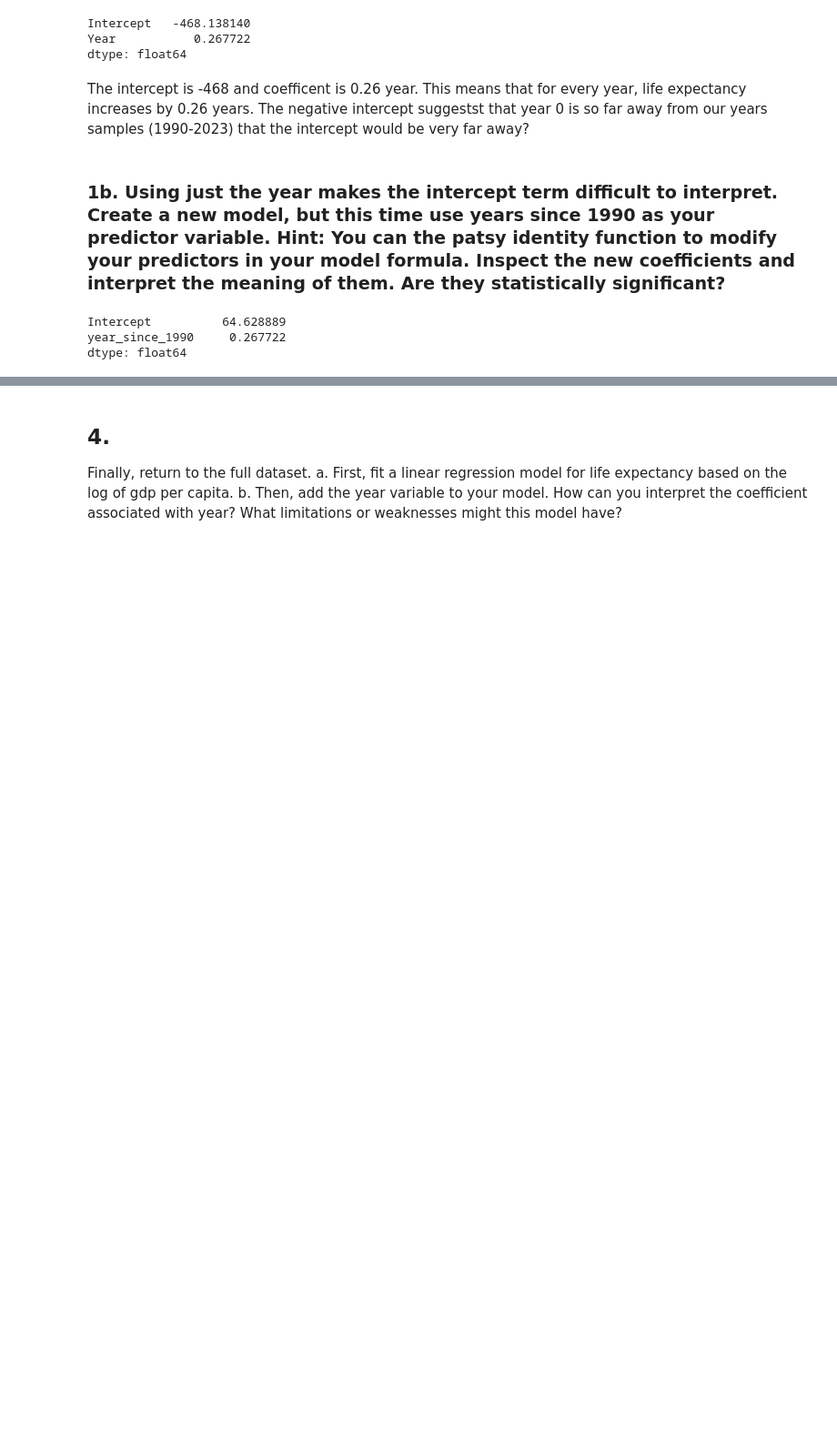
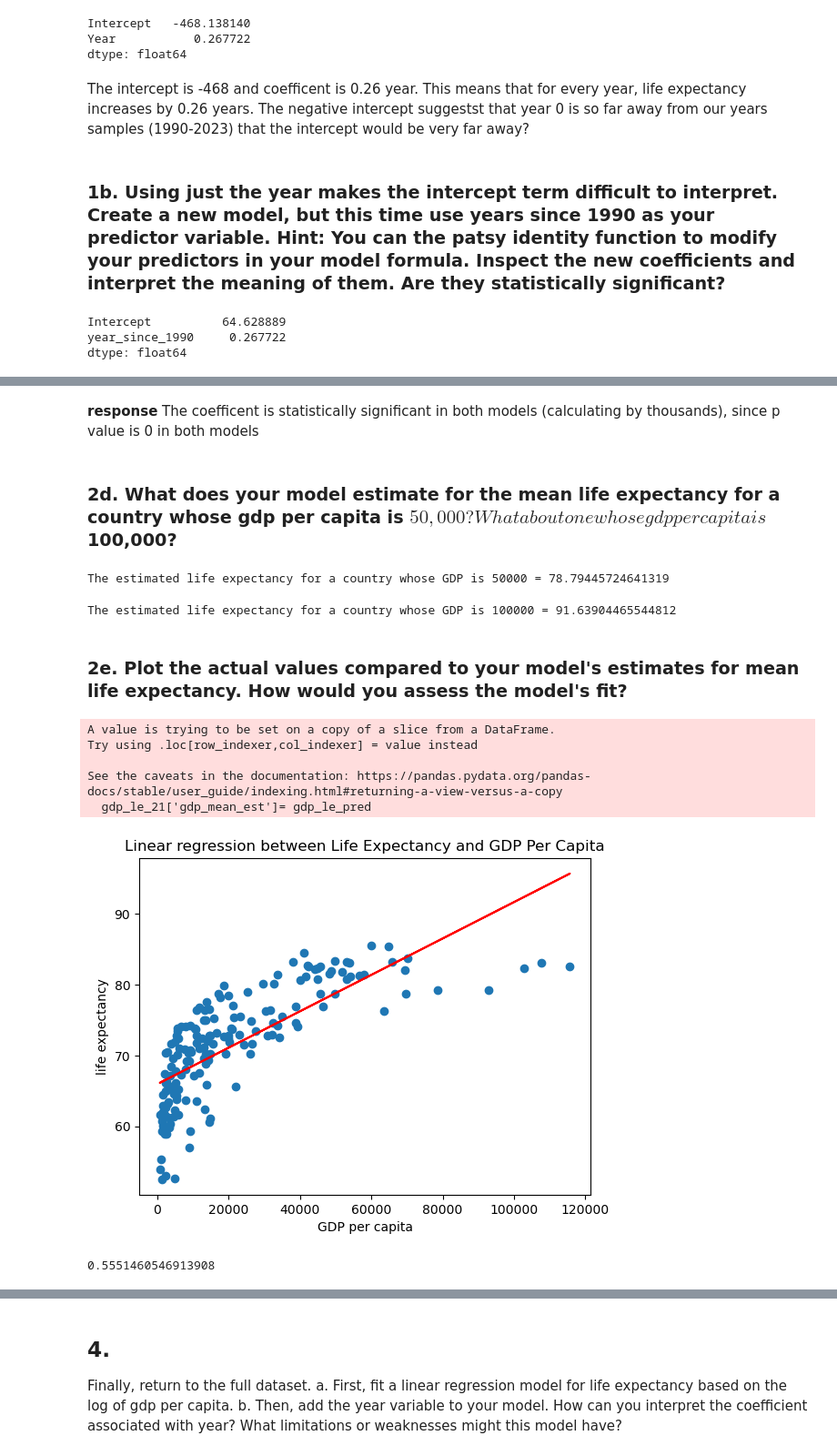
Before and after one commit to nss-data-science-cohort-9/un-linear-regression-sarahmulloy, a Jupyter notebook: notebooks/UN_linregress_practice.ipynb, the cells around one changed output, grey strips where cells are left out. Shown: that part at 91% size. Drawn from its saved outputs; the diff is of its cells as text; code cells hidden in the pictures; blank space fills up the shorter version.

```diff
--- a/notebooks/UN_linregress_practice.ipynb
+++ b/notebooks/UN_linregress_practice.ipynb
@@ -89,0 +131,7 @@ a. Inspect the coefficients for this model. Are they statistically significant?
+# %%
+#filter out to 2021
+gdp_le_21= gdp_le[gdp_le['Year'] == 2021]
+gdp_le_21.head()
+
+#make a regression model
+model_21= smf.ols("Life_Expectancy ~ GDP_Per_Capita", data=gdp_le_21).fit()
@@ -89,0 +150,7 @@ a. Inspect the coefficients for this model. Are they statistically significant?
+# %%
+gdp_le_21['GDP_thousand']= (gdp_le_21['GDP_Per_Capita']/ 1000)
+gdp_le_21
+
+#Rerun the fit model with the new column
+model_21_thousand= smf.ols("Life_Expectancy ~ GDP_thousand", data=gdp_le_21).fit()
+model_21_thousand.params
@@ -89,0 +223,45 @@ a. Inspect the coefficients for this model. Are they statistically significant?
+# %% [markdown]
+**response** The coefficent is statistically significant in both models (calculating by thousands), since p value is 0 in both models
+# %% [markdown]
+### 2d. What does your model estimate for the mean life expectancy for a country whose gdp per capita is $50,000? What about one whose gdp per capita is $100,000?
+# %%
+est_val= 50000
+est_le= model_21.params['Intercept'] + model_21.params['GDP_Per_Capita']*est_val
+
+print(f'The estimated life expectancy for a country whose GDP is {est_val} = {est_le}')
+# %% [output]
+The estimated life expectancy for a country whose GDP is 50000 = 78.79445724641319
+# %%
+est_val= 100000
+est_le= model_21.params['Intercept'] + model_21.params['GDP_Per_Capita']*est_val
+
+print(f'The estimated life expectancy for a country whose GDP is {est_val} = {est_le}')
+# %% [output]
+The estimated life expectancy for a country whose GDP is 100000 = 91.63904465544812
+# %% [markdown]
+### 2e. Plot the actual values compared to your model's estimates for mean life expectancy. How would you assess the model's fit?
+# %%
+###Make a predictive model
+gdp_le_pred= model_21.predict(gdp_le_21)
+
+#Add the predicted mean values into main dataframe
+gdp_le_21['gdp_mean_est']= gdp_le_pred
+
+#Make a scatterplot of the actual GDP_captia and life expectancy values
+fig, ax= plt.subplots()
+ax.scatter(gdp_le_21['GDP_Per_Capita'], gdp_le_21['Life_Expectancy']);
+ax.plot(gdp_le_21['GDP_Per_Capita'],  gdp_le_21['gdp_mean_est'], color='red');
+ax.set_title('Linear regression between Life Expectancy and GDP Per Capita');
+ax.set_ylabel('life expectancy');
+ax.set_xlabel('GDP per capita');
+# %% [output]
+A value is trying to be set on a copy of a slice from a DataFrame.
+Try using .loc[row_indexer,col_indexer] = value instead
+
+See the caveats in the documentation: https://pandas.pydata.org/pandas-docs/stable/user_guide/indexing.html#returning-a-view-versus-a-copy
+  gdp_le_21['gdp_mean_est']= gdp_le_pred
+[figure, added]
+# %%
+model_21.rsquared
+# %% [output]
+0.5551460546913908
```
Also changed, not shown: parts of 40 cells of this notebook.
